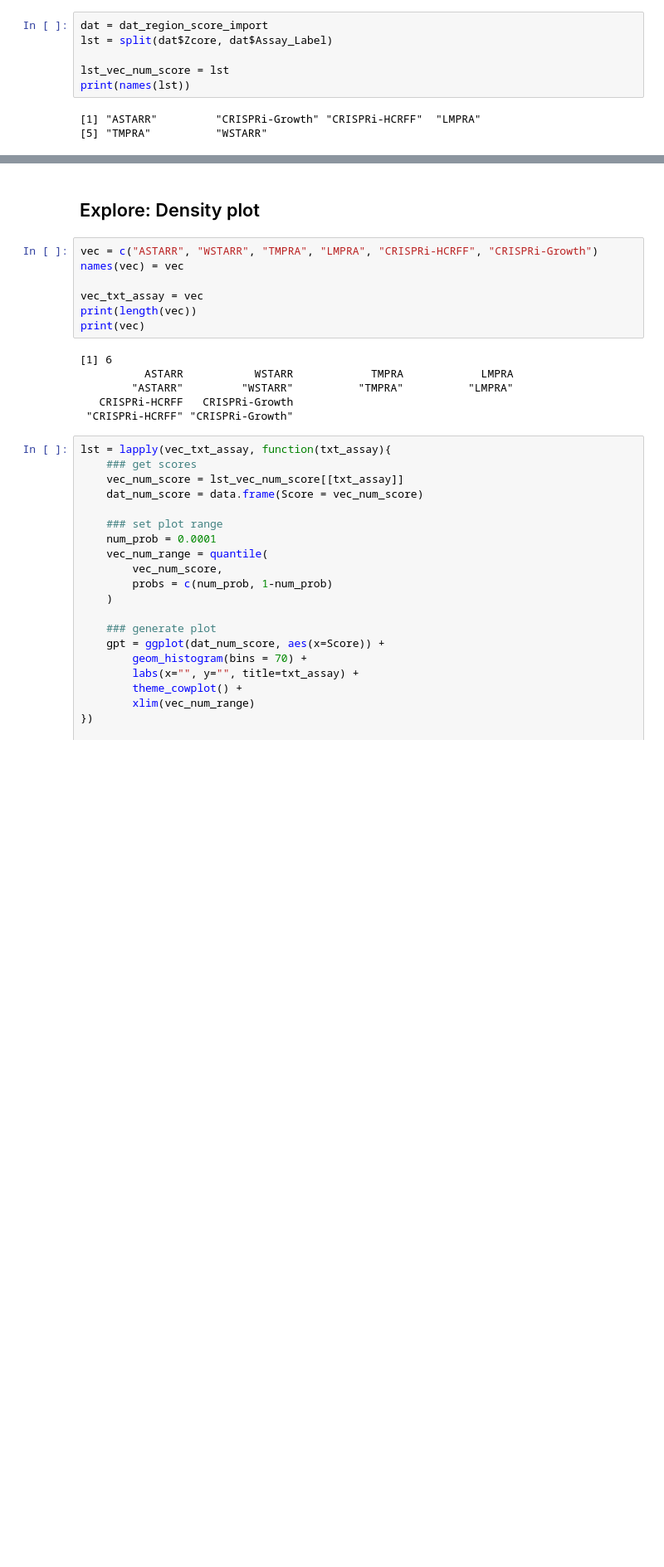
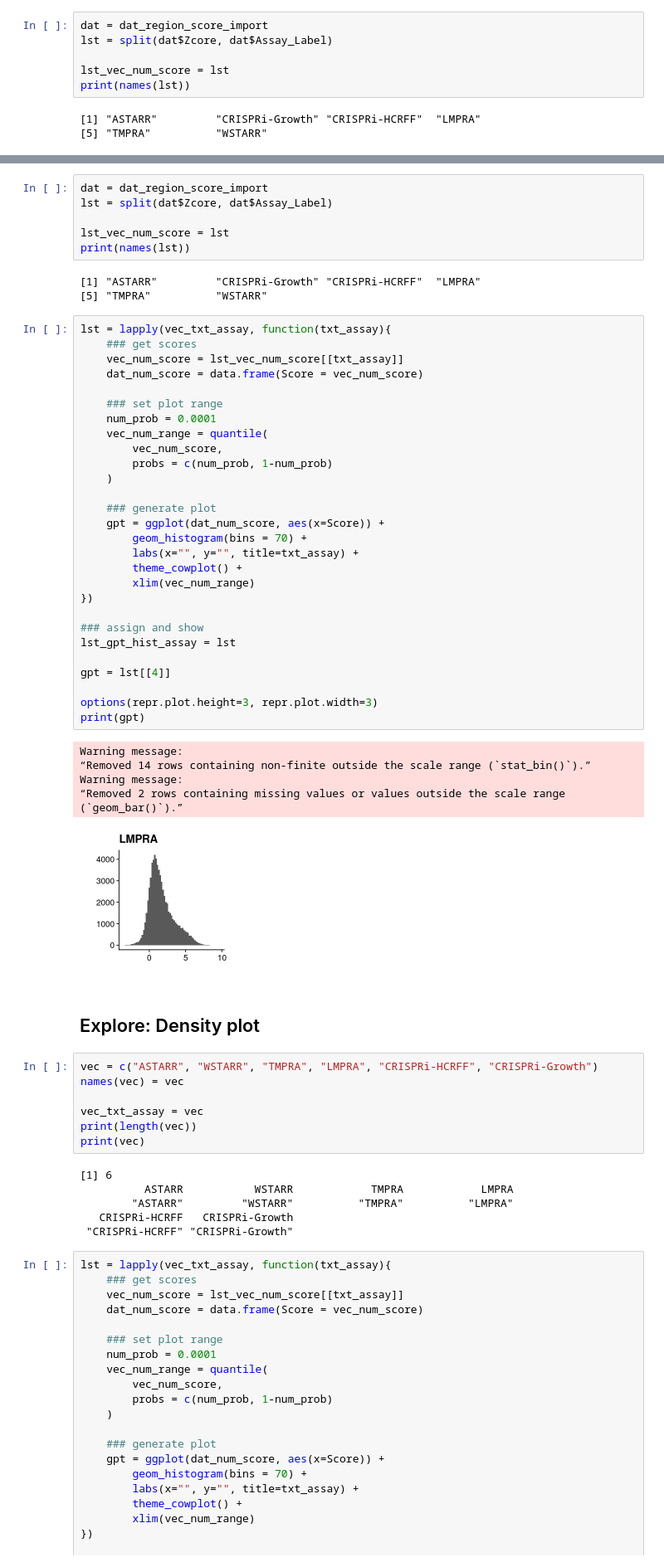
Before and after one commit to ReddyLab/Proj_ENCODE_FCC, a Jupyter notebook: notebooks/22_region_coverage_fcc_score/71_region_coverage_zscore_density_R.ipynb, the cells around one changed output, grey strips where cells are left out. Shown at 83% size. Drawn from its saved outputs; the diff is of its cells as text; blank space fills up the shorter version.

```diff
--- a/notebooks/22_region_coverage_fcc_score/71_region_coverage_zscore_density_R.ipynb
+++ b/notebooks/22_region_coverage_fcc_score/71_region_coverage_zscore_density_R.ipynb
@@ -119,3 +221,47 @@ print(names(lst))
+# %%
+dat = dat_region_score_import
+lst = split(dat$Zcore, dat$Assay_Label)
+
+lst_vec_num_score = lst
+print(names(lst))
+# %% [output]
+[1] "ASTARR"         "CRISPRi-Growth" "CRISPRi-HCRFF"  "LMPRA"
+[5] "TMPRA"          "WSTARR"
+# %%
+lst = lapply(vec_txt_assay, function(txt_assay){
+    ### get scores
+    vec_num_score = lst_vec_num_score[[txt_assay]]
+    dat_num_score = data.frame(Score = vec_num_score)
+
+    ### set plot range
+    num_prob = 0.0001
+    vec_num_range = quantile(
+        vec_num_score,
+        probs = c(num_prob, 1-num_prob)
+    )
+
+    ### generate plot
+    gpt = ggplot(dat_num_score, aes(x=Score)) +
+        geom_histogram(bins = 70) +
+        labs(x="", y="", title=txt_assay) +
+        theme_cowplot() +
+        xlim(vec_num_range)
+})
+
+### assign and show
+lst_gpt_hist_assay = lst
+
+gpt = lst[[4]]
+
+options(repr.plot.height=3, repr.plot.width=3)
+print(gpt)
+# %% [output]
+Warning message:
+“Removed 14 rows containing non-finite outside the scale range (`stat_bin()`).”
+Warning message:
+“Removed 2 rows containing missing values or values outside the scale range
+(`geom_bar()`).”
+[figure, added]
 # %% [markdown]
 ## Explore: Density plot
 # %%
```
Also changed, not shown: parts of 7 cells of this notebook, 15 other files.
